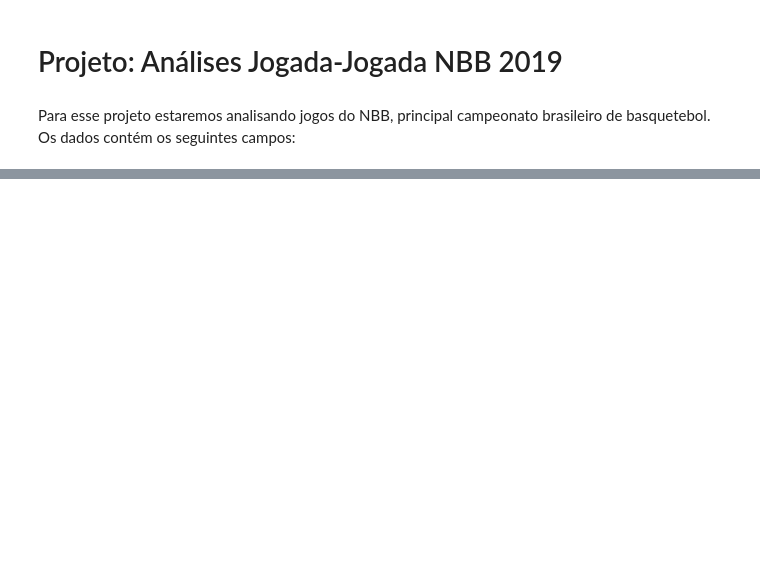
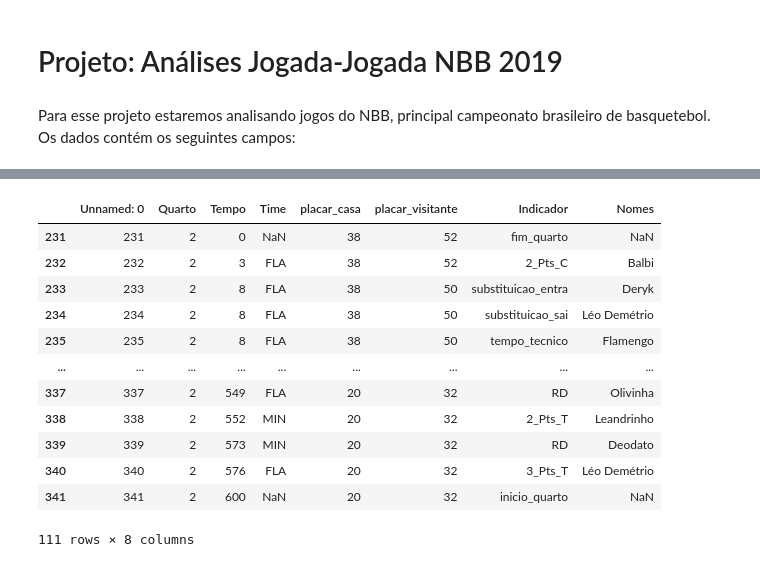
Before and after one commit to Rafael-Prochnow/Analise-descritiva-para-um-time, a Jupyter notebook: Jogada_Jogada.ipynb, the cells around one changed output, grey strips where cells are left out. Saved outputs shown, nothing was run; the diff lists cells and outputs as text; code cells hidden in the pictures; blank space fills up the shorter version.

```diff
--- a/Jogada_Jogada.ipynb
+++ b/Jogada_Jogada.ipynb
@@ -20,0 +41,24 @@ df['Tempo'] = df['Tempo'].apply(lambda x: dt.time(x.hour, x.minute, x.second))
+# %%
+t1 = df[df['Quarto'] == 1]
+t2 = df[df['Quarto'] == 2]
+t3 = df[df['Quarto'] == 3]
+t4 = df[df['Quarto'] == 4]
+t5 = df[df['Quarto'] == 5]
+t6 = df[df['Quarto'] == 6]
+t7 = df[df['Quarto'] == 7]
+# %%
+t2
+# %% [output]
+|  | Unnamed: 0 | Quarto | Tempo | Time | placar_casa | placar_visitante | Indicador | Nomes |
+| 231 | 231 | 2 | 0 | NaN | 38 | 52 | fim_quarto | NaN |
+| 232 | 232 | 2 | 3 | FLA | 38 | 52 | 2_Pts_C | Balbi |
+| 233 | 233 | 2 | 8 | FLA | 38 | 50 | substituicao_entra | Deryk |
+| 234 | 234 | 2 | 8 | FLA | 38 | 50 | substituicao_sai | Léo Demétrio |
+| 235 | 235 | 2 | 8 | FLA | 38 | 50 | tempo_tecnico | Flamengo |
+| ... | ... | ... | ... | ... | ... | ... | ... | ... |
+| 337 | 337 | 2 | 549 | FLA | 20 | 32 | RD | Olivinha |
+| 338 | 338 | 2 | 552 | MIN | 20 | 32 | 2_Pts_T | Leandrinho |
+| 339 | 339 | 2 | 573 | MIN | 20 | 32 | RD | Deodato |
+| 340 | 340 | 2 | 576 | FLA | 20 | 32 | 3_Pts_T | Léo Demétrio |
+| 341 | 341 | 2 | 600 | NaN | 20 | 32 | inicio_quarto | NaN |
+111 rows × 8 columns
```
Also changed, not shown: parts of 16 cells of this notebook.
